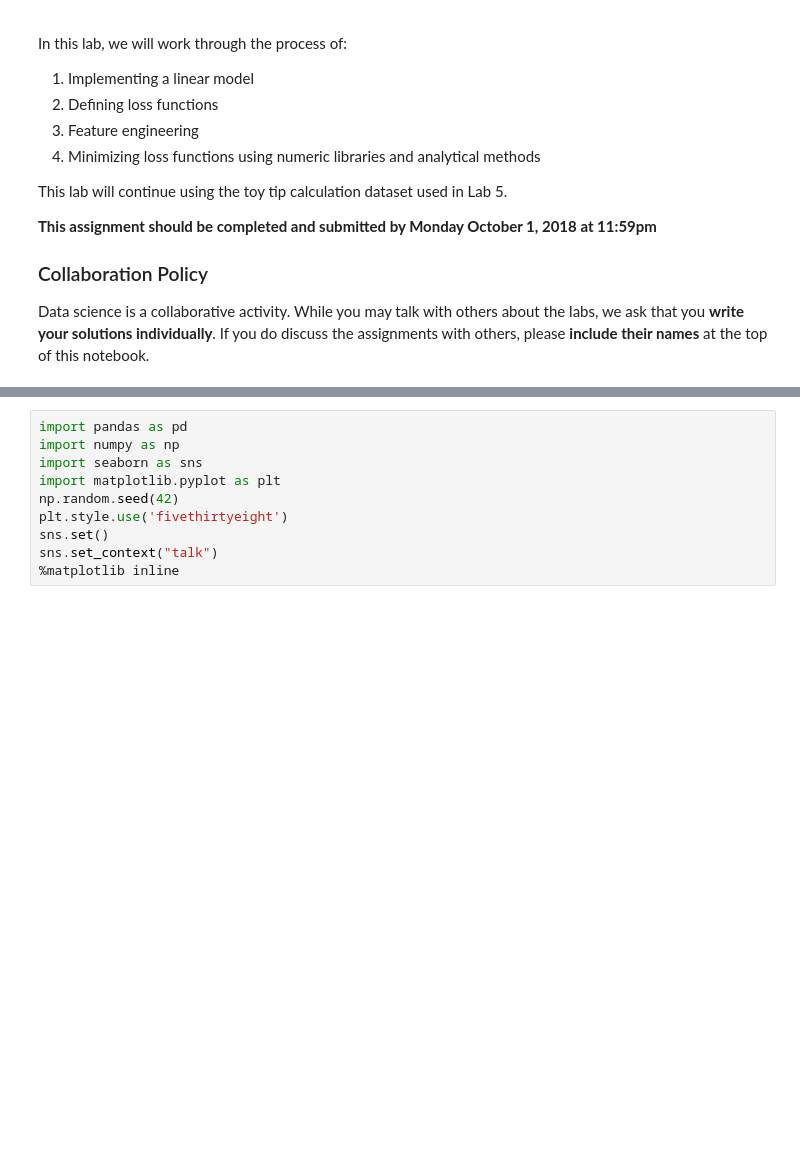
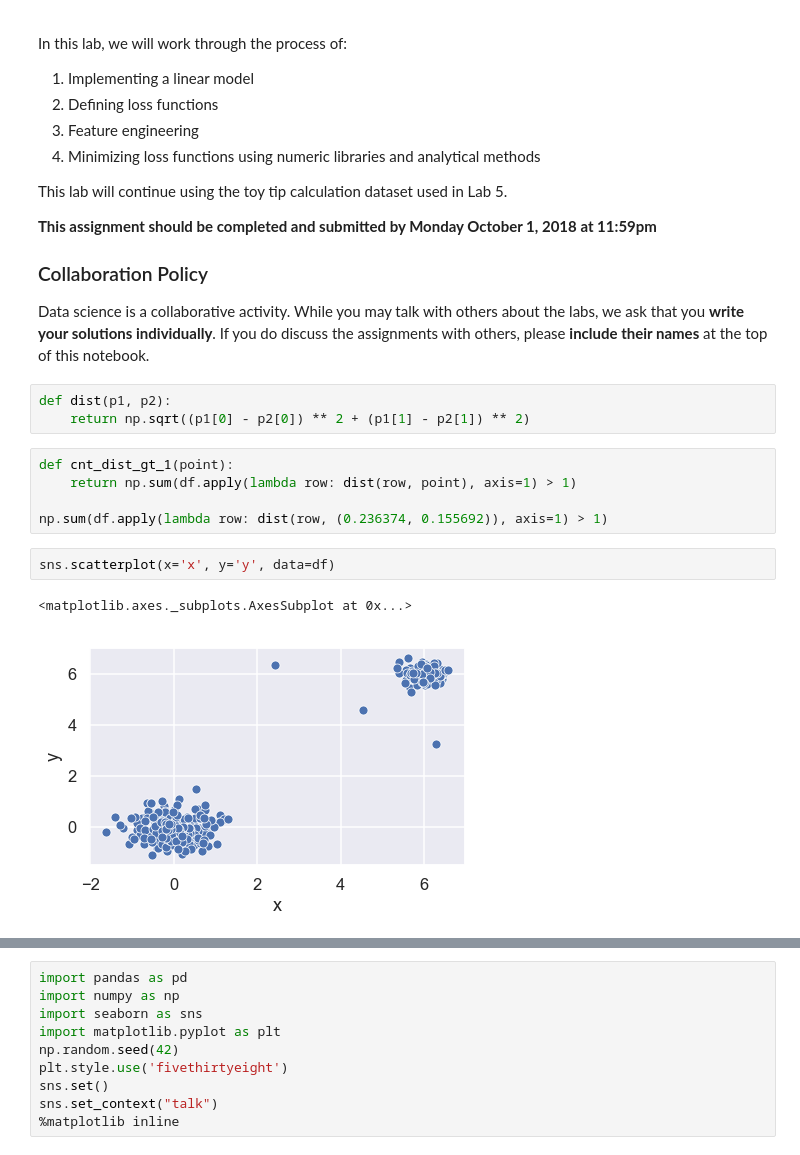
Before and after one commit to lasttillend/DS100, a Jupyter notebook: lab/lab06/lab06.ipynb, the cells around one changed output, grey strips where cells are left out. Saved outputs shown, nothing was run; the diff lists cells and outputs as text; blank space fills up the shorter version.

```diff
--- a/lab/lab06/lab06.ipynb
+++ b/lab/lab06/lab06.ipynb
@@ -23,3 +23,16 @@ This lab will continue using the toy tip calculation dataset used in Lab 5.
 ### Collaboration Policy
 
 Data science is a collaborative activity. While you may talk with others about the labs, we ask that you **write your solutions individually**. If you do discuss the assignments with others, please **include their names** at the top of this notebook.
+# %%
+def dist(p1, p2):
+    return np.sqrt((p1[0] - p2[0]) ** 2 + (p1[1] - p2[1]) ** 2)
+# %%
+def cnt_dist_gt_1(point):
+    return np.sum(df.apply(lambda row: dist(row, point), axis=1) > 1)
+
+np.sum(df.apply(lambda row: dist(row, (0.236374, 0.155692)), axis=1) > 1)
+# %%
+sns.scatterplot(x='x', y='y', data=df)
+# %% [output]
+<matplotlib.axes._subplots.AxesSubplot at 0x...>
+[figure, added]
```
Also changed, not shown: parts of 2 cells of this notebook, 1 other file.
